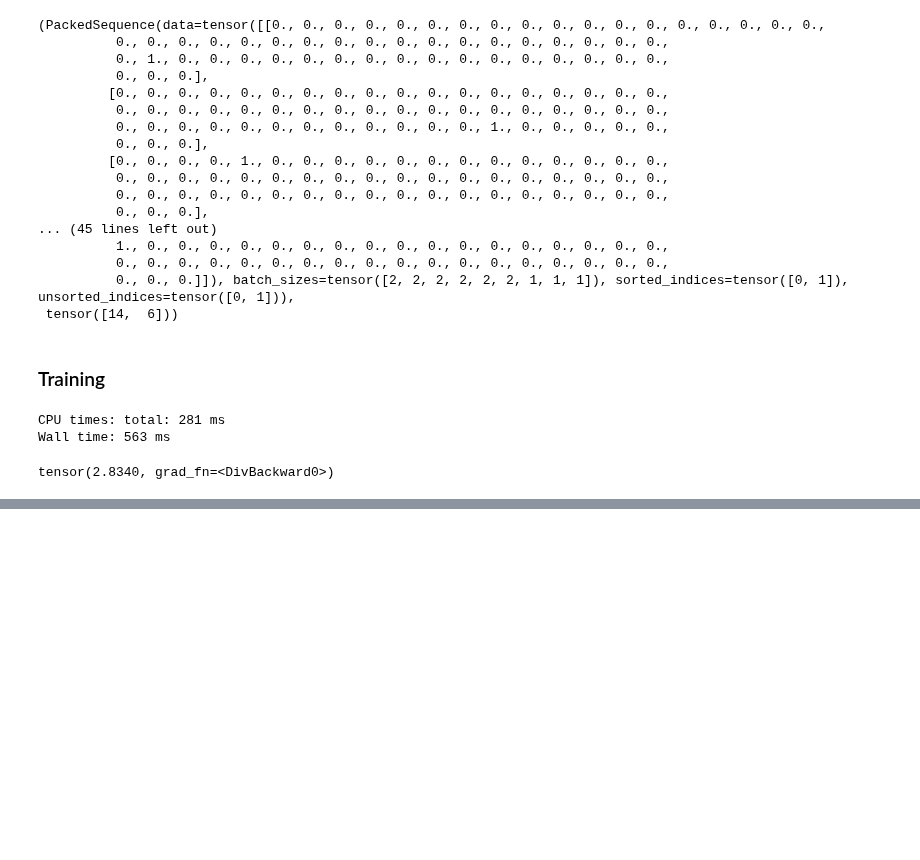
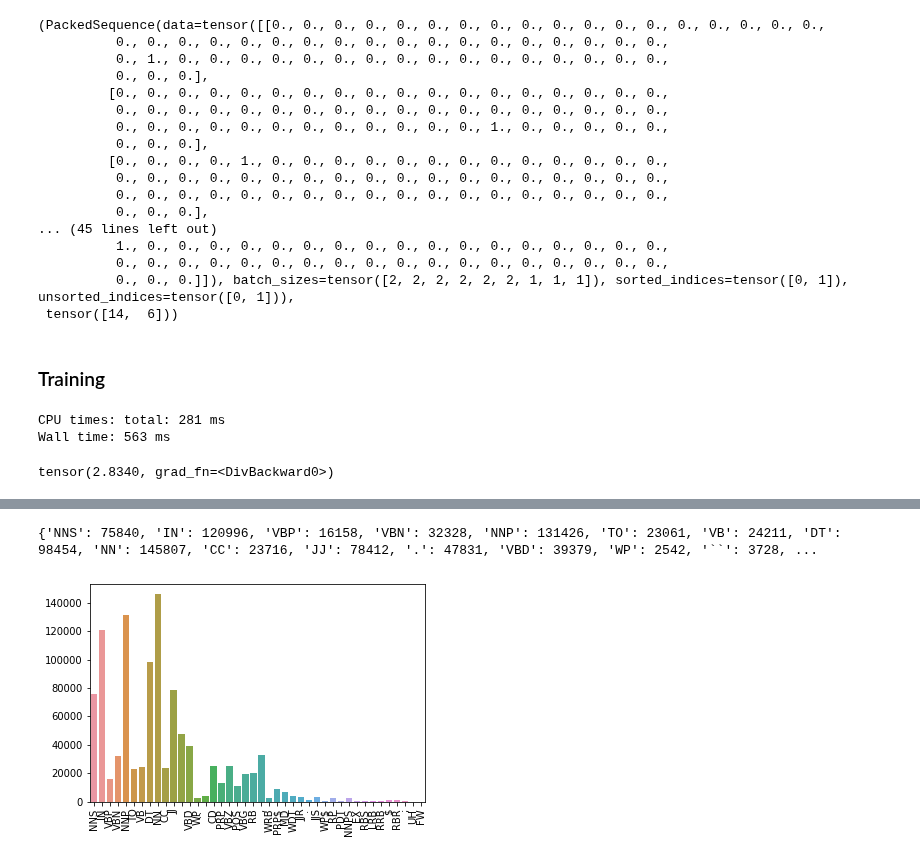
Before and after one commit to guntsvzz/DSAI-AIT, a Jupyter notebook: Course/Recent Trends in Machine Learning/Labolatory/09-RNNs/st123012-09-RNNs.ipynb, the cells around one changed output, grey strips where cells are left out. Saved outputs shown, nothing was run; the diff lists cells and outputs as text; code cells hidden in the pictures; blank space fills up the shorter version.

```diff
--- a/Course/Recent Trends in Machine Learning/Labolatory/09-RNNs/st123012-09-RNNs.ipynb
+++ b/Course/Recent Trends in Machine Learning/Labolatory/09-RNNs/st123012-09-RNNs.ipynb
@@ -848,0 +876,13 @@ Do a bit of research on similar problems such as named entity recognition, find
+# %%
+cat_words = {}
+all_tags = []
+all_words = []
+tags = list(set(df["POS"].values))
+
+for i in tags:
+    cat_words[i] = []
+
+for i in range(len(df)):
+    cat_words[df['POS'].iloc[i]].append(df['Word'].iloc[i])
+    all_tags.append(df['POS'].iloc[i])
+    all_words.append(df['Word'].iloc[i])
@@ -848,0 +1034,18 @@ Do a bit of research on similar problems such as named entity recognition, find
+# %%
+count = {}
+for l in all_tags:
+    count[l] = 0
+for k,v in cat_words.items():
+    count[k] += len(v)
+
+print(count)
+# %% [output]
+{'NNS': 75840, 'IN': 120996, 'VBP': 16158, 'VBN': 32328, 'NNP': 131426, 'TO': 23061, 'VB': 24211, 'DT': 98454, 'NN': 145807, 'CC': 23716, 'JJ': 78412, '.': 47831, 'VBD': 39379, 'WP': 2542, '``': 3728, ...
+# %%
+import seaborn as sns
+import matplotlib.pyplot as plt
+plt_ = sns.barplot(list(count.keys()), list(count.values()))
+plt_.set_xticklabels(plt_.get_xticklabels(), rotation=90)
+plt.show()
+# %% [output]
+[figure, added]
```
Also changed, not shown: parts of 40 cells of this notebook.
